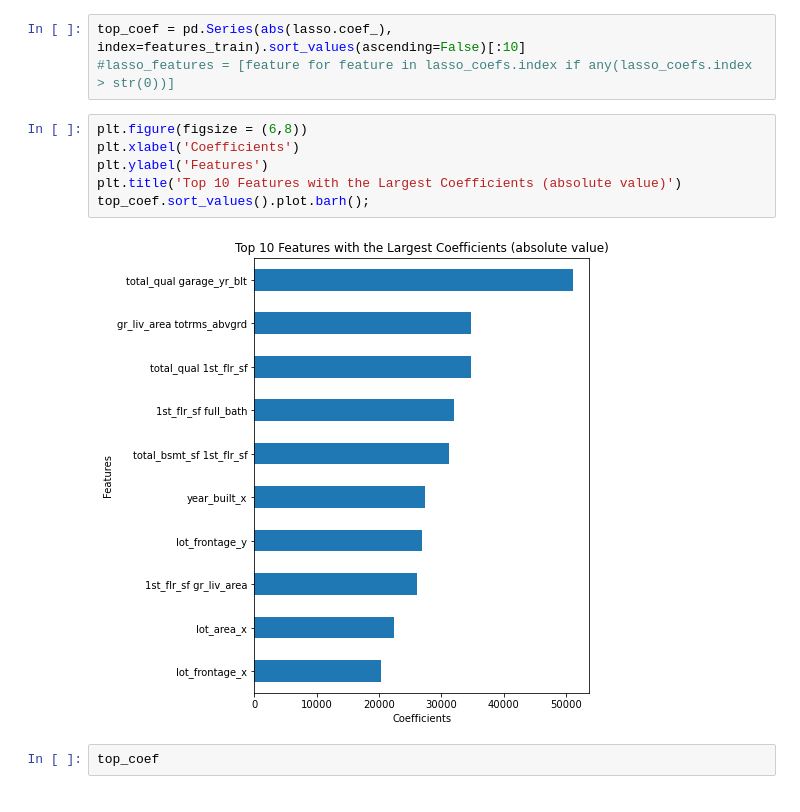
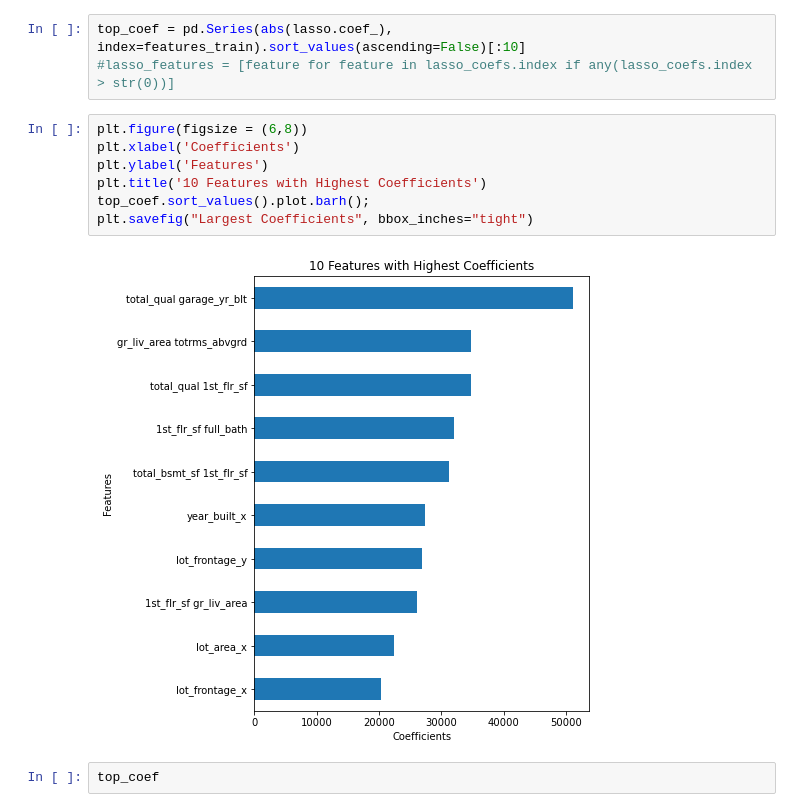
Before and after one commit to robbherndon/Ames-Housing, a Jupyter notebook: Code/Polynomial and Dummy MLR.ipynb, the cells around one changed output. Drawn from its saved outputs; the diff is of its cells as text.

```diff
--- a/Code/Polynomial and Dummy MLR.ipynb
+++ b/Code/Polynomial and Dummy MLR.ipynb
@@ -219,11 +231,12 @@ top_coef = pd.Series(abs(lasso.coef_), index=features_train).sort_values(ascendi
 # %%
 plt.figure(figsize = (6,8))
 plt.xlabel('Coefficients')
 plt.ylabel('Features')
-plt.title('Top 10 Features with the Largest Coefficients (absolute value)')
+plt.title('10 Features with Highest Coefficients')
 top_coef.sort_values().plot.barh();
+plt.savefig("Largest Coefficients", bbox_inches="tight")
 # %% [output]
-[figure, old version]
+[figure, new version]
 # %%
 top_coef
 # %% [output]
```
Also changed, not shown: parts of 14 cells of this notebook, 13 other files.
